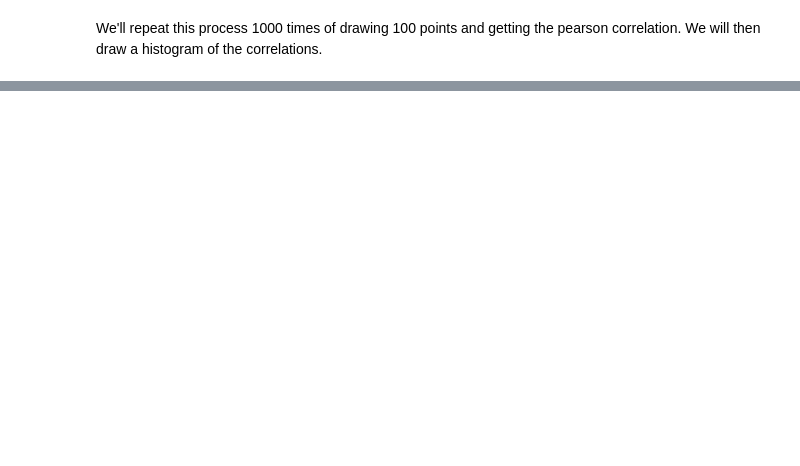
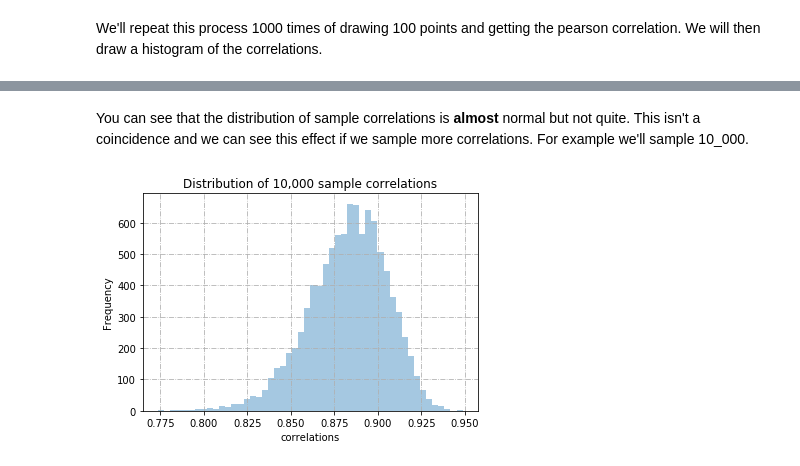
Before and after one commit to eytanohana/Data-Science-and-Statistics, a Jupyter notebook: Sampling distribution of Pearson correlation and the Fisher Transform.ipynb, the cells around one changed output, grey strips where cells are left out. Cells and saved outputs as stored; diff of their text form; code cells hidden in the pictures; blank space fills up the shorter version.

```diff
--- a/Sampling distribution of Pearson correlation and the Fisher Transform.ipynb
+++ b/Sampling distribution of Pearson correlation and the Fisher Transform.ipynb
@@ -43,2 +46,8 @@ corr
 # %% [markdown]
 We'll repeat this process 1000 times of drawing 100 points and getting the pearson correlation. We will then draw a histogram of the correlations.
+# %%
+corrs = []
+for i in range(1_000):
+    X = np.random.multivariate_normal(mus, cov, size=100)
+    corr, p_val = stats.pearsonr(X[:,0], X[:,1])
+    corrs.append(corr)
@@ -44,0 +62,17 @@ We'll repeat this process 1000 times of drawing 100 points and getting the pears
+# %% [markdown]
+You can see that the distribution of sample correlations is __almost__ normal but not quite. This isn't a coincidence and we can see this effect if we sample more correlations. For example we'll sample 10_000.
+# %%
+corrs = []
+for i in range(10_000):
+    X = np.random.multivariate_normal(mus, cov, size=100)
+    corr, p_val = stats.pearsonr(X[:,0], X[:,1])
+    corrs.append(corr)
+
+corrs = np.array(corrs)
+sns.distplot(corrs, kde=False)
+plt.title('Distribution of 10,000 sample correlations');
+plt.xlabel('correlations')
+plt.ylabel('Frequency')
+plt.grid(linestyle='-.')
+# %% [output]
+[figure, added]
```
Also changed, not shown: parts of 12 cells of this notebook.
